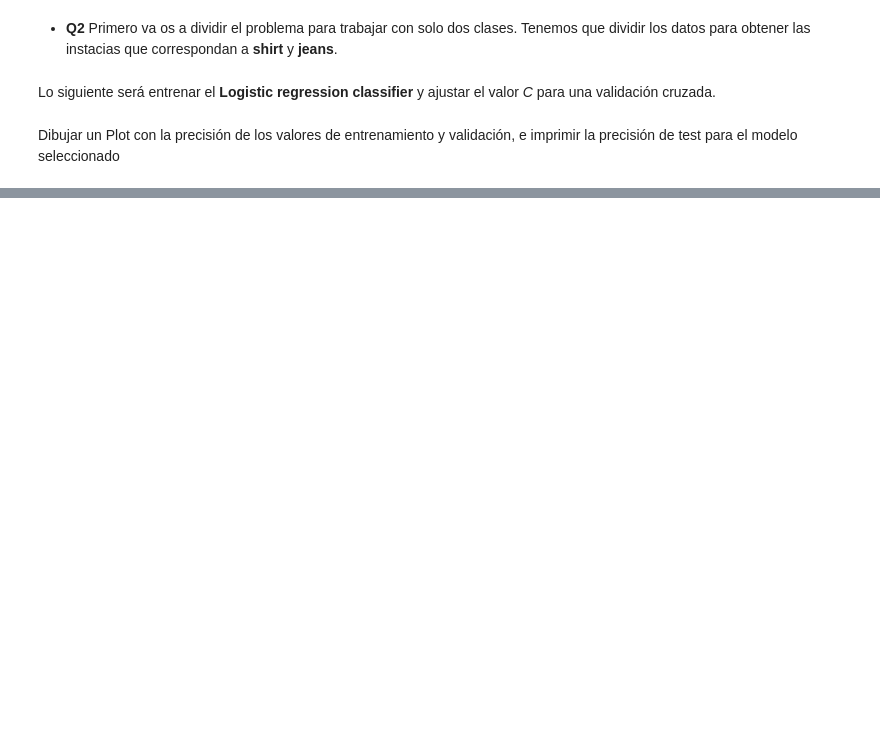
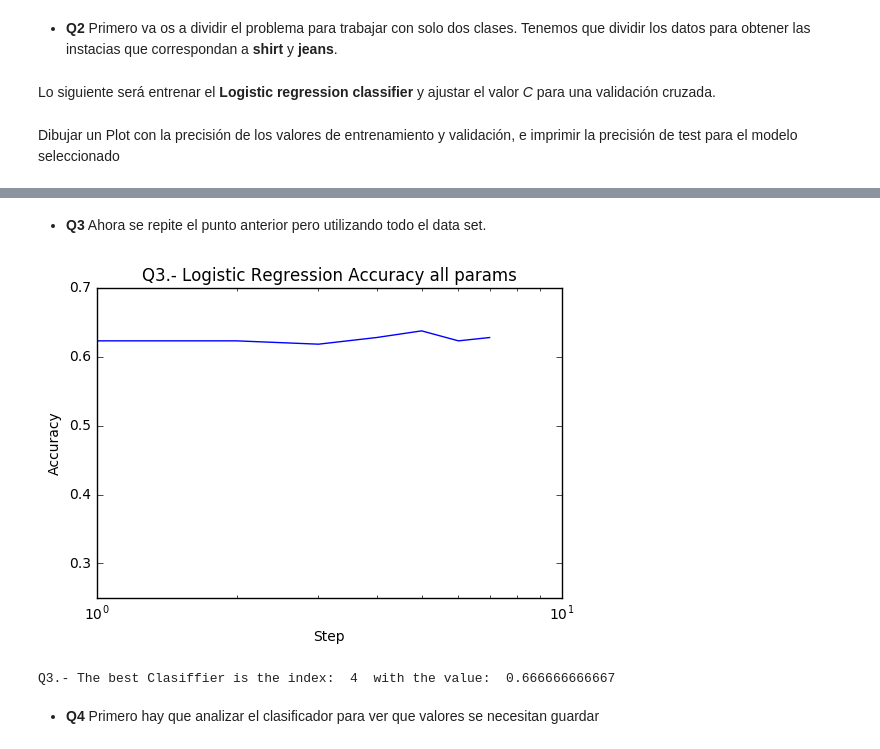
Before and after one commit to Davideando/PythonPerception, a Jupyter notebook: Classification/Classification-David-Ortiz.ipynb, the cells around one changed output, grey strips where cells are left out. Cells and saved outputs as stored; diff of their text form; code cells hidden in the pictures; blank space fills up the shorter version.

```diff
--- a/Classification/Classification-David-Ortiz.ipynb
+++ b/Classification/Classification-David-Ortiz.ipynb
@@ -201,0 +201,36 @@ The best Clasiffier is the index:  3  with the value:  0.883116883117
+# %% [markdown]
+- **Q3** Ahora se repite el punto anterior pero utilizando todo el data set.
+# %%
+# Ahora se entrena el clasificador
+## Se inicializan las variables
+Index_Full = []
+Score_Full = []
+
+for c in range(-7,8):
+    Log_reg = LogisticRegression(C = 10**c)
+    # Store the index
+    Index_Full.append(c)
+    # Se ajusta el clasificador
+    Log_reg.fit(train_3D,labels_3D_train)
+    Score_Full.append(Log_reg.score(test_3D, labels_3D_test))
+
+# Plot the accuraccy of logistic regression classifier with all the params
+# Plot the accuracy of Iris kNN classifier
+# Define the descriptors
+plt.title("Q3.- Logistic Regression Accuracy all params")
+plt.xlabel("Step")
+plt.ylabel("Accuracy")
+plt.xscale('log')
+
+#Plot the Accuracy
+plt.plot(Index_Full, Score_Full)
+plt.show()
+
+# Print the best accuracy
+best_Full = np.argmax(Score_Full)
+print 'Q3.- The best Clasiffier is the index: ', best_Full, ' with the value: ', Score_Full[best_Full]
+# %% [output]
+[figure, added]
+Q3.- The best Clasiffier is the index:  4  with the value:  0.666666666667
+# %% [markdown]
+- **Q4** Primero hay que analizar el clasificador para ver que valores se necesitan guardar
```
Also changed, not shown: parts of 9 cells of this notebook, 1 other file.
